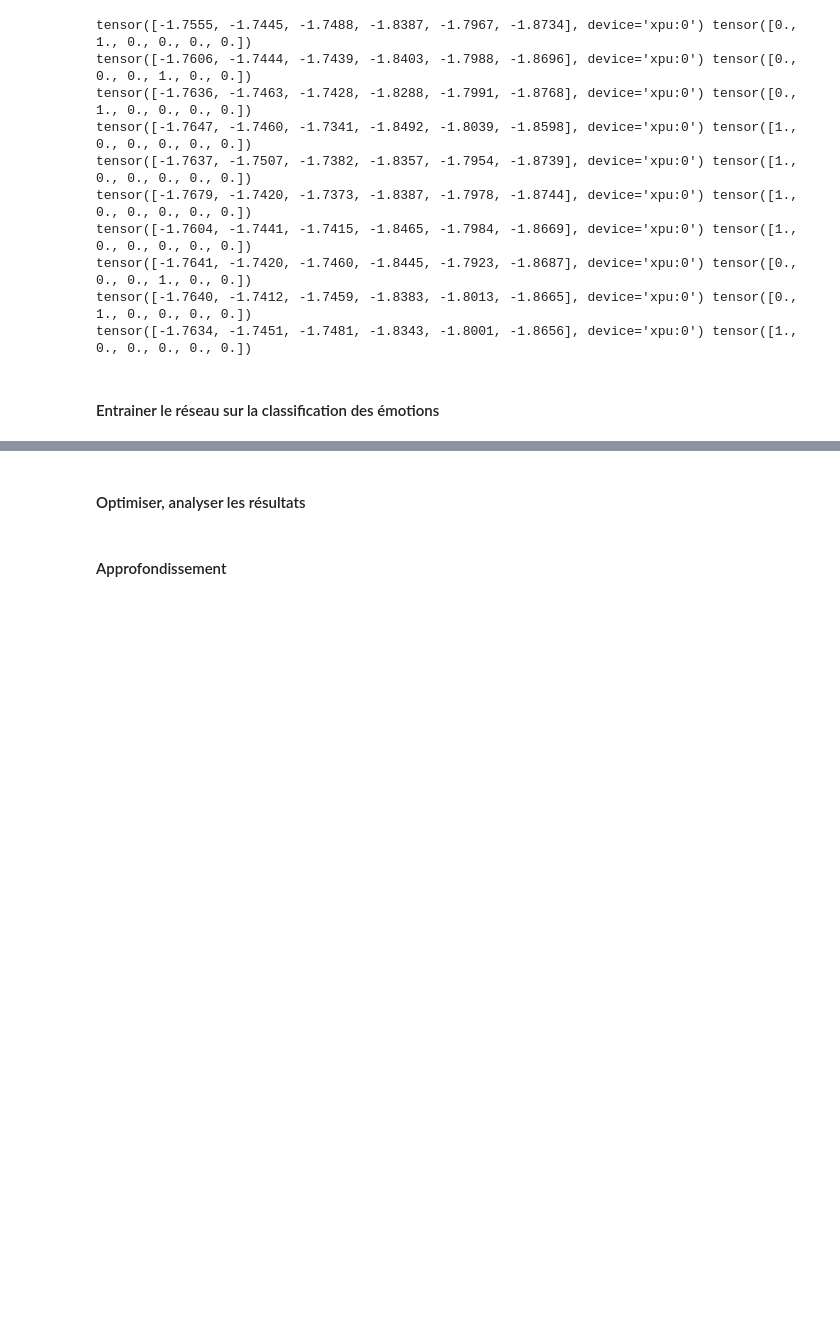
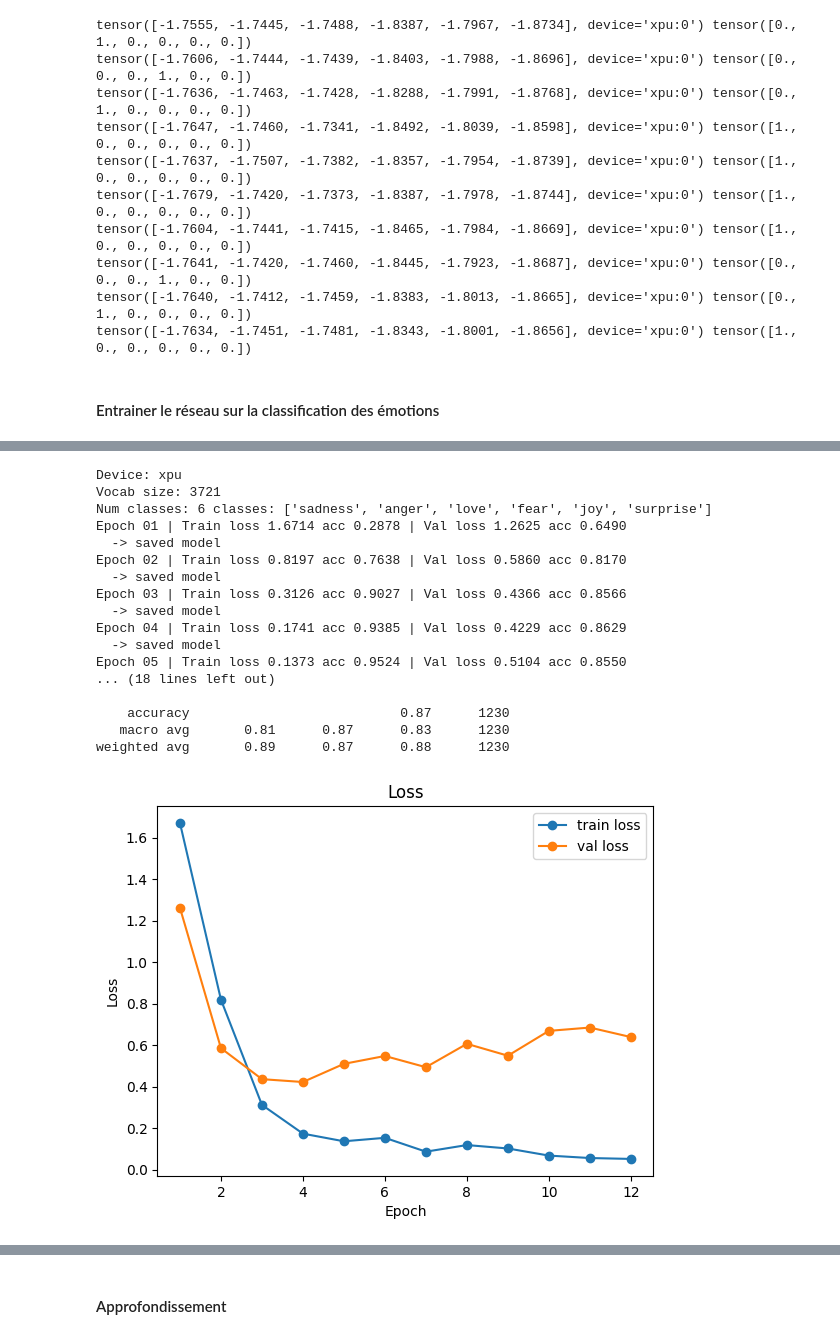
Before and after one commit to mattdlg/projet_RNN, a Jupyter notebook: classification_emotions.ipynb, the cells around one changed output, grey strips where cells are left out. Drawn from its saved outputs; the diff is of its cells as text; code cells hidden in the pictures; blank space fills up the shorter version.

Commit message:
test multiple layers

```diff
--- a/classification_emotions.ipynb
+++ b/classification_emotions.ipynb
@@ -517,0 +525,40 @@ Epoch 08 | Train loss 0.0893 acc 0.9718 | Val loss 0.5114 acc 0.8732
+# %%
+# Nouvelle exécution avec emb_size=hidden_size et rnn_layers=3 (test du modèle avec layers empilées)
+train_path = "./dataset/train.txt"
+val_path = "./dataset/val.txt"
+test_path = "./dataset/test.txt"
+
+model, vocab, itos, label2idx, history = run_pipeline(
+    train_path=train_path,
+    val_path=val_path,
+    test_path=test_path,
+    sep=";",
+    specials=["<pad>", "<unk>"],
+    batch_size=64,
+    hidden_size=128,
+    emb_size=128, # same as hidden
+    n_epochs=20,
+    lr=1e-3,
+    size_threshold=20,
+    appearance_threshold=1,
+    rnn_layers=3, # multiple layers
+)
+# %% [output]
+Device: xpu
+Vocab size: 3721
+Num classes: 6 classes: ['sadness', 'anger', 'love', 'fear', 'joy', 'surprise']
+Epoch 01 | Train loss 1.6714 acc 0.2878 | Val loss 1.2625 acc 0.6490
+  -> saved model
+Epoch 02 | Train loss 0.8197 acc 0.7638 | Val loss 0.5860 acc 0.8170
+  -> saved model
+Epoch 03 | Train loss 0.3126 acc 0.9027 | Val loss 0.4366 acc 0.8566
+  -> saved model
+Epoch 04 | Train loss 0.1741 acc 0.9385 | Val loss 0.4229 acc 0.8629
+  -> saved model
+Epoch 05 | Train loss 0.1373 acc 0.9524 | Val loss 0.5104 acc 0.8550
+... (18 lines left out)
+
+    accuracy                           0.87      1230
+   macro avg       0.81      0.87      0.83      1230
+weighted avg       0.89      0.87      0.88      1230
+[figure, added]
@@ -520,2 +578,0 @@ Epoch 08 | Train loss 0.0893 acc 0.9718 | Val loss 0.5114 acc 0.8732
-# %% [markdown]
-#### Optimiser, analyser les résultats
```
Also changed, not shown: parts of 5 cells of this notebook, 2 other files.
